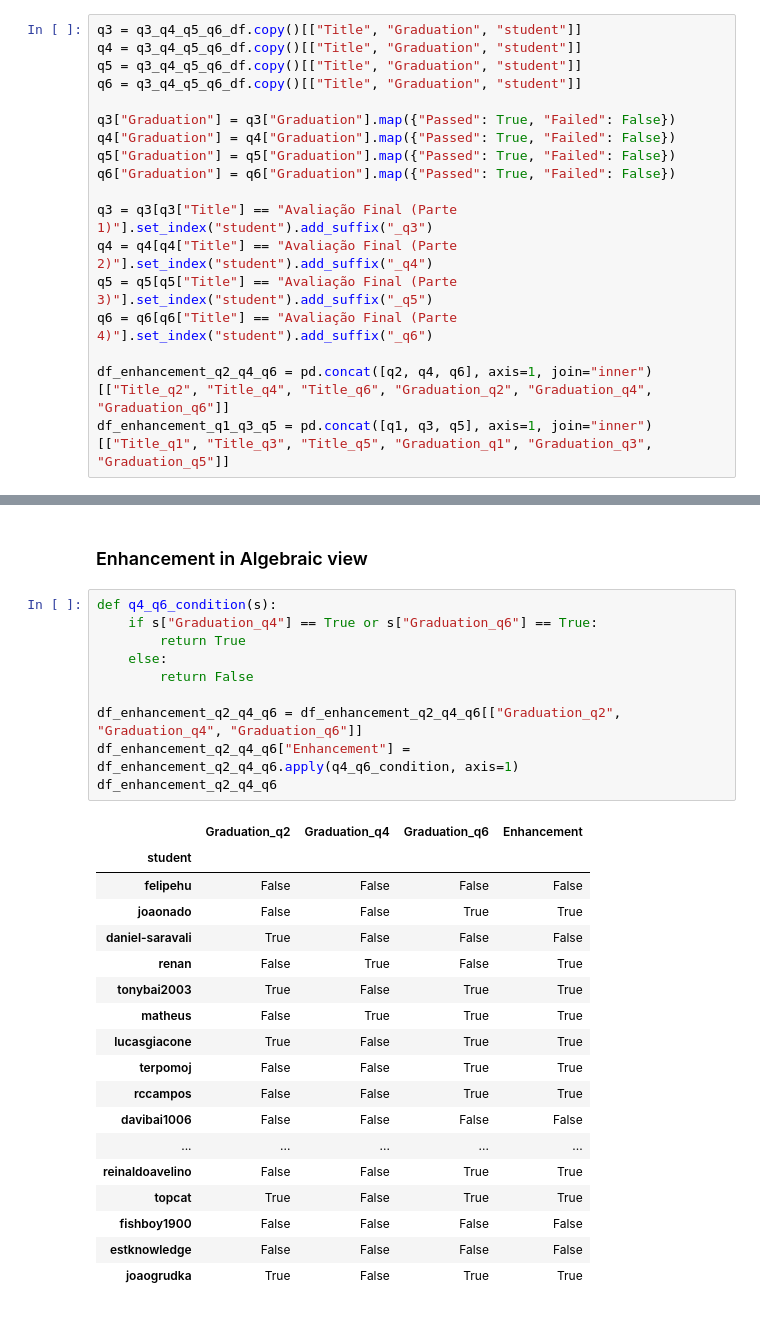
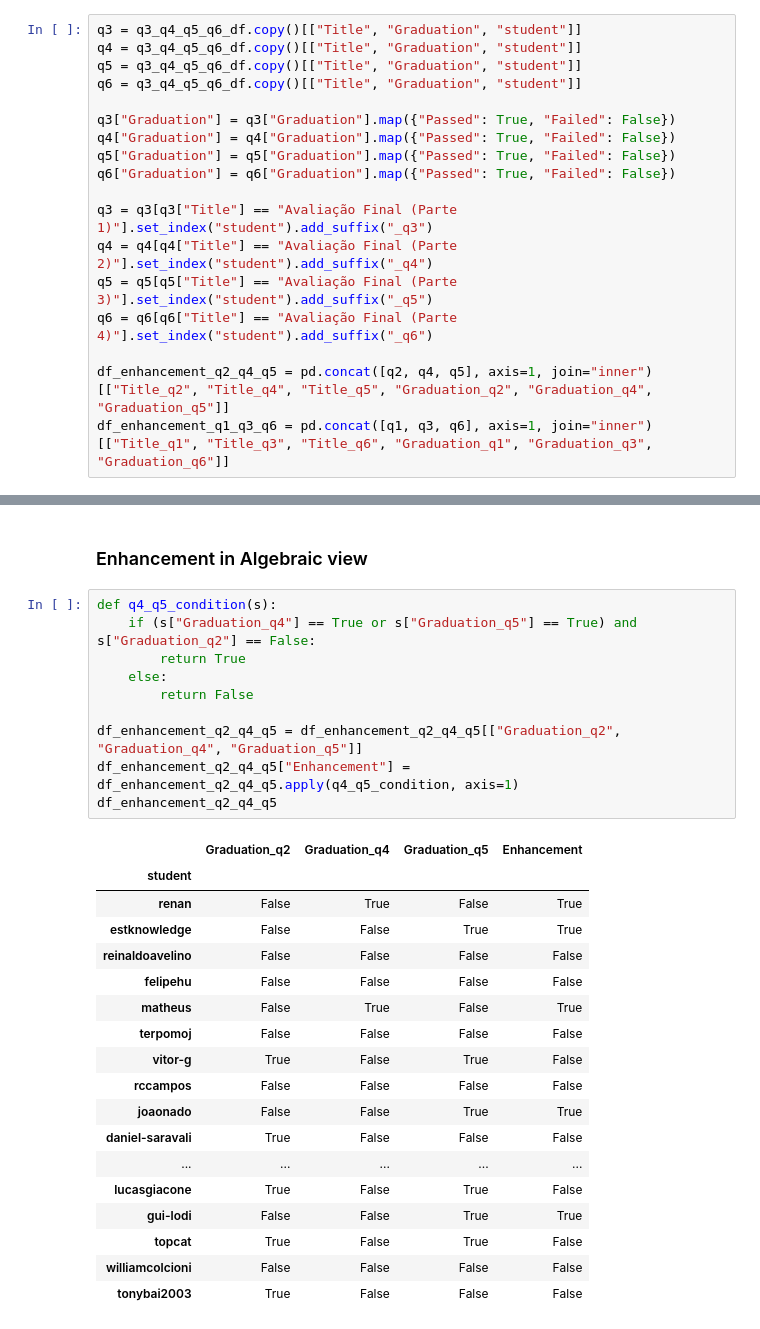
Before and after one commit to avilarenan/LearnLissajousResults, a Jupyter notebook: canvas.ipynb, the cells around one changed output, grey strips where cells are left out. Drawn from its saved outputs; the diff is of its cells as text.

Commit message:
fixing enhancement analysis and adding sheets

```diff
--- a/canvas.ipynb
+++ b/canvas.ipynb
@@ -284,8 +284,8 @@ q4 = q4[q4["Title"] == "Avaliação Final (Parte 2)"].set_index("student").add_s
 q5 = q5[q5["Title"] == "Avaliação Final (Parte 3)"].set_index("student").add_suffix("_q5")
 q6 = q6[q6["Title"] == "Avaliação Final (Parte 4)"].set_index("student").add_suffix("_q6")
 
-df_enhancement_q2_q4_q6 = pd.concat([q2, q4, q6], axis=1, join="inner")[["Title_q2", "Title_q4", "Title_q6", "Graduation_q2", "Graduation_q4", "Graduation_q6"]]
-df_enhancement_q1_q3_q5 = pd.concat([q1, q3, q5], axis=1, join="inner")[["Title_q1", "Title_q3", "Title_q5", "Graduation_q1", "Graduation_q3", "Graduation_q5"]]
+df_enhancement_q2_q4_q5 = pd.concat([q2, q4, q5], axis=1, join="inner")[["Title_q2", "Title_q4", "Title_q5", "Graduation_q2", "Graduation_q4", "Graduation_q5"]]
+df_enhancement_q1_q3_q6 = pd.concat([q1, q3, q6], axis=1, join="inner")[["Title_q1", "Title_q3", "Title_q6", "Graduation_q1", "Graduation_q3", "Graduation_q6"]]
 # %% [markdown]
 ### Enhancement in graphic view
 # %%
@@ -343,32 +343,32 @@ f"""{df_enhancement_q1_q3_q5["Enhancement"].value_counts()[1]/len(df_enhancement
 # %% [markdown]
 ### Enhancement in Algebraic view
 # %%
-def q4_q6_condition(s):
-    if s["Graduation_q4"] == True or s["Graduation_q6"] == True:
+def q4_q5_condition(s):
+    if (s["Graduation_q4"] == True or s["Graduation_q5"] == True) and s["Graduation_q2"] == False:
         return True
     else:
         return False
 
-df_enhancement_q2_q4_q6 = df_enhancement_q2_q4_q6[["Graduation_q2", "Graduation_q4", "Graduation_q6"]]
-df_enhancement_q2_q4_q6["Enhancement"] = df_enhancement_q2_q4_q6.apply(q4_q6_condition, axis=1)
-df_enhancement_q2_q4_q6
+df_enhancement_q2_q4_q5 = df_enhancement_q2_q4_q5[["Graduation_q2", "Graduation_q4", "Graduation_q5"]]
+df_enhancement_q2_q4_q5["Enhancement"] = df_enhancement_q2_q4_q5.apply(q4_q5_condition, axis=1)
+df_enhancement_q2_q4_q5
 # %% [output]
-|  | Graduation_q2 | Graduation_q4 | Graduation_q6 | Enhancement |
+|  | Graduation_q2 | Graduation_q4 | Graduation_q5 | Enhancement |
 | student |  |  |  |  |
+| renan | False | True | False | True |
+| estknowledge | False | False | True | True |
+| reinaldoavelino | False | False | False | False |
 | felipehu | False | False | False | False |
+| matheus | False | True | False | True |
+| terpomoj | False | False | False | False |
+| vitor-g | True | False | True | False |
+| rccampos | False | False | False | False |
 | joaonado | False | False | True | True |
 | daniel-saravali | True | False | False | False |
-| renan | False | True | False | True |
-| tonybai2003 | True | False | True | True |
-| matheus | False | True | True | True |
-| lucasgiacone | True | False | True | True |
-| terpomoj | False | False | True | True |
-| rccampos | False | False | True | True |
-| davibai1006 | False | False | False | False |
 | ... | ... | ... | ... | ... |
-| reinaldoavelino | False | False | True | True |
-| topcat | True | False | True | True |
-| fishboy1900 | False | False | False | False |
-| estknowledge | False | False | False | False |
-| joaogrudka | True | False | True | True |
+| lucasgiacone | True | False | True | False |
+| gui-lodi | False | False | True | True |
+| topcat | True | False | True | False |
+| williamcolcioni | False | False | False | False |
+| tonybai2003 | True | False | False | False |
 # %%
```
Also changed, not shown: parts of 9 cells of this notebook, 3 other files.
